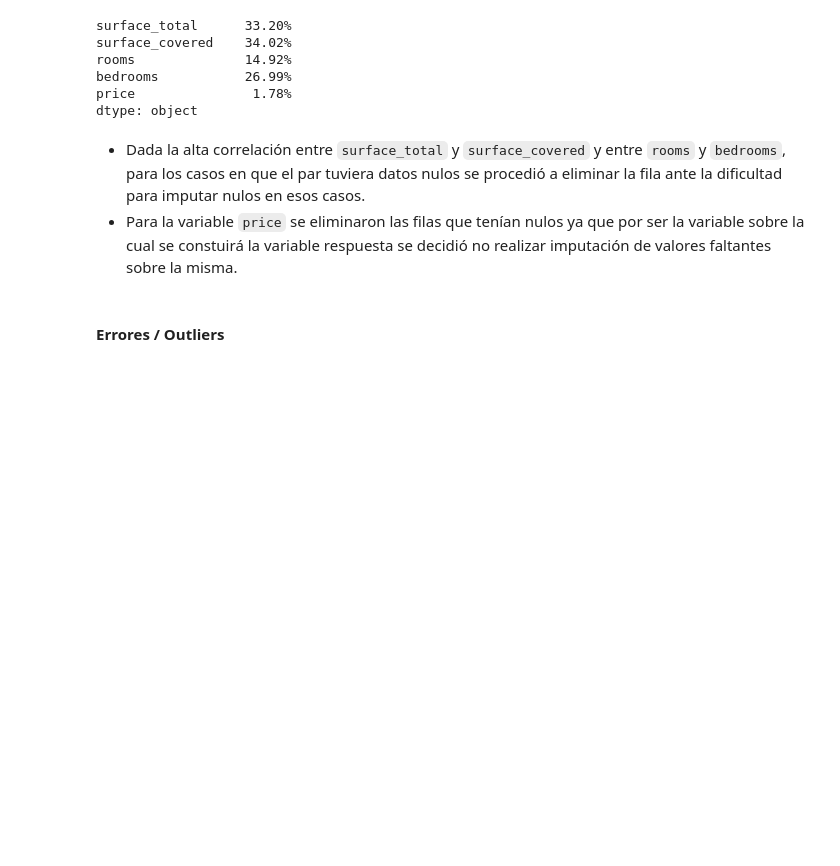
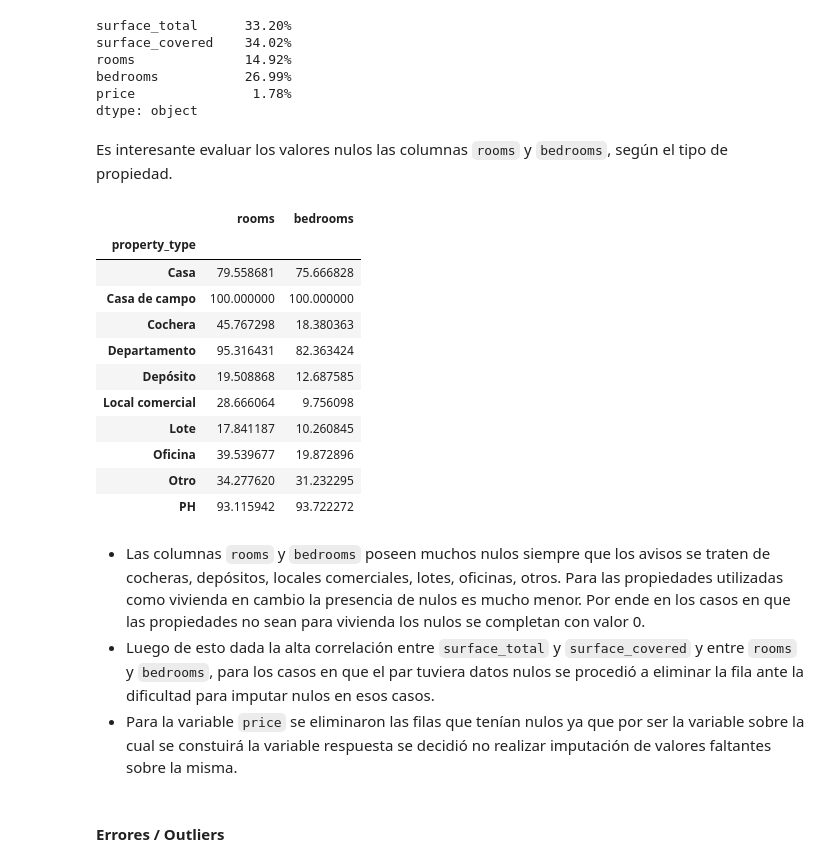
Before and after one commit to Ignacio-Ibarra/tpAA, a Jupyter notebook: Pre-processing.ipynb, the cells around one changed output. Saved outputs shown, nothing was run; the diff lists cells and outputs as text; code cells hidden in the pictures; blank space fills up the shorter version.

```diff
--- a/Pre-processing.ipynb
+++ b/Pre-processing.ipynb
@@ -236,3 +236,5 @@ data.loc[data.l4_nuevo.isna(), "l4_nuevo"] = data[data.l4_nuevo.isna()].apply(la
 data.loc[data.l3_norm.isna(), "l3_norm"] = data[data.l3_norm.isna()].apply(lambda row: coord_to_nbhd(coord=(row.lon,row.lat),polygons_dict=barrios_dict), axis=1).values
 # %% [output]
 Un total de 89 casos poseían barrio nulo y se les imputo el barrio correspondiente a la coordenada
+# %%
+data.drop(columns = ["l3","l3_cleaned","l4","is_caba","lat_barrio","lon_barrio"], inplace=True)
@@ -255,8 +280,26 @@ rooms              14.92%
 bedrooms           26.99%
 price               1.78%
 dtype: object
+# %% [markdown]
+Es interesante evaluar los valores nulos las columnas `rooms` y `bedrooms`, según el tipo de propiedad.
+# %%
+100*(data[['rooms','bedrooms']].isnull()==False).groupby(data['property_type']).sum().div(data.groupby("property_type")['rooms','bedrooms'].apply(lambda gr: len(gr)), axis=0)
+# %% [output]
+|  | rooms | bedrooms |
+| property_type |  |  |
+| Casa | 79.558681 | 75.666828 |
+| Casa de campo | 100.000000 | 100.000000 |
+| Cochera | 45.767298 | 18.380363 |
+| Departamento | 95.316431 | 82.363424 |
+| Depósito | 19.508868 | 12.687585 |
+| Local comercial | 28.666064 | 9.756098 |
+| Lote | 17.841187 | 10.260845 |
+| Oficina | 39.539677 | 19.872896 |
+| Otro | 34.277620 | 31.232295 |
+| PH | 93.115942 | 93.722272 |
 # %% [markdown]
-* Dada la alta correlación entre `surface_total` y `surface_covered` y entre `rooms` y `bedrooms`, para los casos en que el par tuviera datos nulos se procedió a eliminar la fila ante la dificultad para imputar nulos en esos casos.
+* Las columnas `rooms` y `bedrooms` poseen muchos nulos siempre que los avisos se traten de cocheras, depósitos, locales comerciales, lotes, oficinas, otros. Para las propiedades utilizadas como vivienda en cambio la presencia de nulos es mucho menor. Por ende en los casos en que las propiedades no sean para vivienda los nulos se completan con valor 0.
+* Luego de esto dada la alta correlación entre `surface_total` y `surface_covered` y entre `rooms` y `bedrooms`, para los casos en que el par tuviera datos nulos se procedió a eliminar la fila ante la dificultad para imputar nulos en esos casos.
 * Para la variable `price` se eliminaron las filas que tenían nulos ya que por ser la variable sobre la cual se constuirá la variable respuesta se decidió no realizar imputación de valores faltantes sobre la misma.
 # %% [markdown]
 #### Errores / Outliers
```
Also changed, not shown: parts of 5 cells of this notebook.
